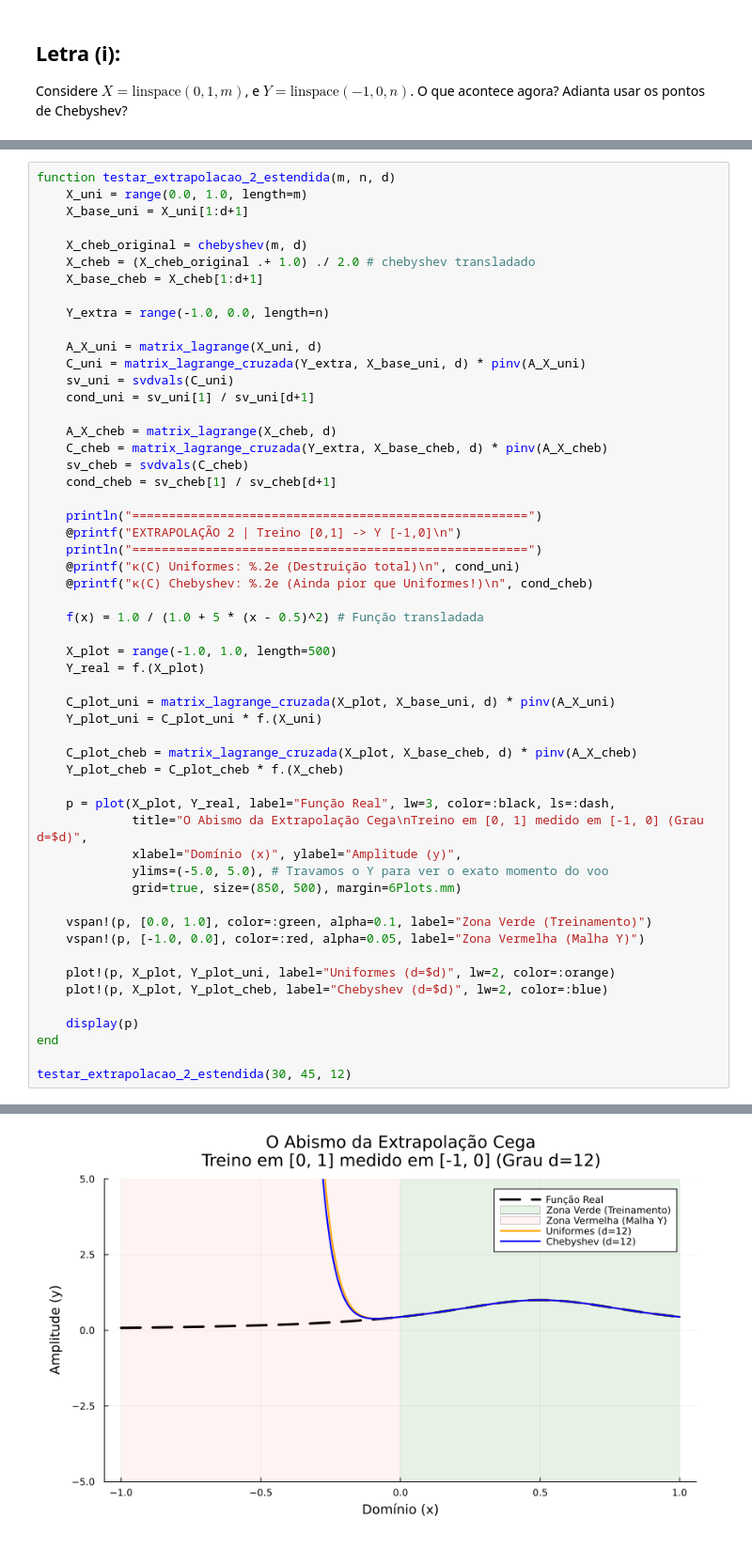
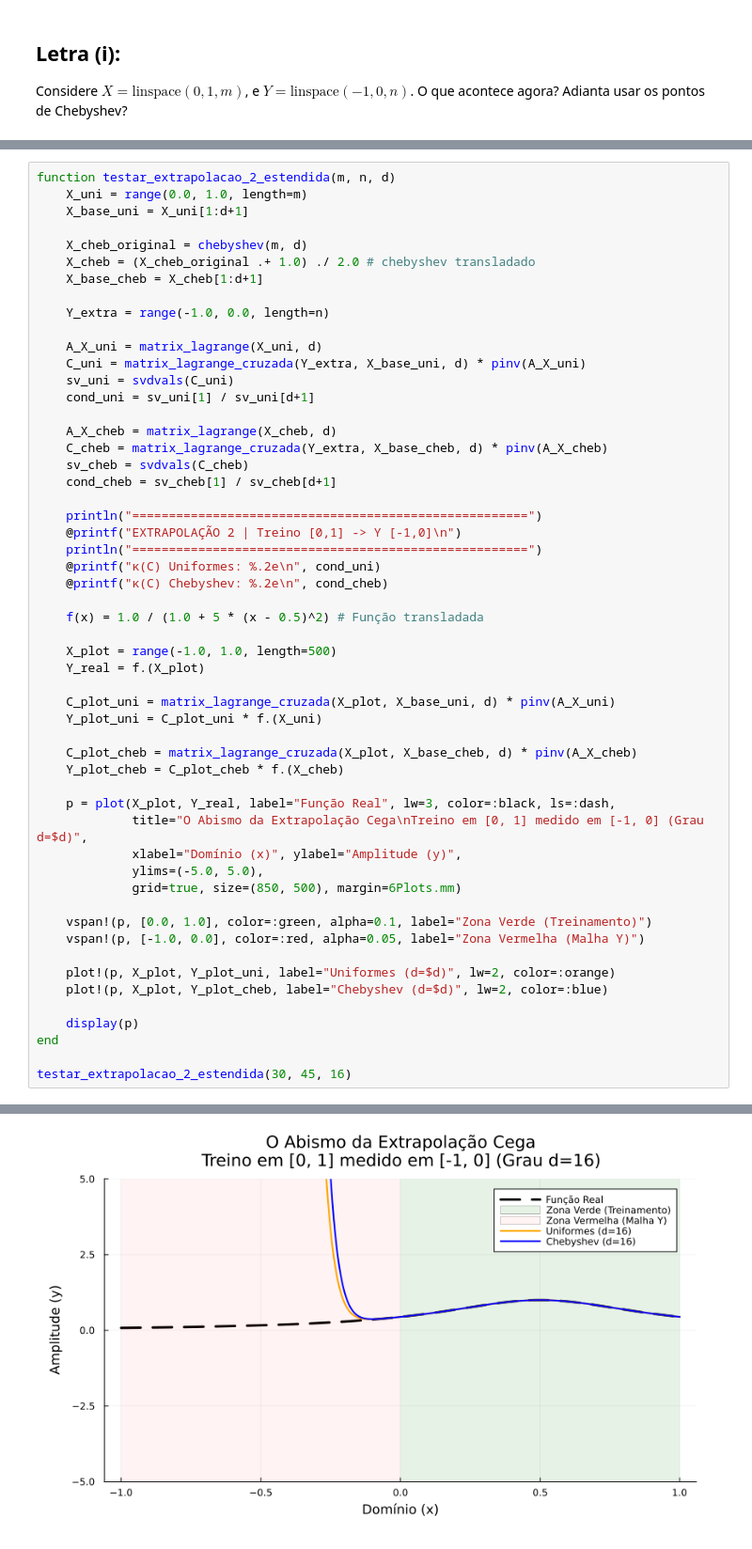
Before and after one commit to PedroDuailibe/Projeto3-ALN, a Jupyter notebook: Projeto3.ipynb, the cells around one changed output, grey strips where cells are left out. Shown at 94% size. Cells and saved outputs as stored; diff of their text form.

```diff
--- a/Projeto3.ipynb
+++ b/Projeto3.ipynb
@@ -871,8 +832,8 @@ function testar_extrapolacao_2_estendida(m, n, d)
     println("======================================================")
     @printf("EXTRAPOLAÇÃO 2 | Treino [0,1] -> Y [-1,0]\n")
     println("======================================================")
-    @printf("κ(C) Uniformes: %.2e (Destruição total)\n", cond_uni)
-    @printf("κ(C) Chebyshev: %.2e (Ainda pior que Uniformes!)\n", cond_cheb)
+    @printf("κ(C) Uniformes: %.2e\n", cond_uni)
+    @printf("κ(C) Chebyshev: %.2e\n", cond_cheb)
 
     f(x) = 1.0 / (1.0 + 5 * (x - 0.5)^2) # Função transladada
 
@@ -888,7 +849,7 @@ function testar_extrapolacao_2_estendida(m, n, d)
     p = plot(X_plot, Y_real, label="Função Real", lw=3, color=:black, ls=:dash,
              title="O Abismo da Extrapolação Cega\nTreino em [0, 1] medido em [-1, 0] (Grau d=$d)",
              xlabel="Domínio (x)", ylabel="Amplitude (y)",
-             ylims=(-5.0, 5.0), # Travamos o Y para ver o exato momento do voo
+             ylims=(-5.0, 5.0),
              grid=true, size=(850, 500), margin=6Plots.mm)
 
     vspan!(p, [0.0, 1.0], color=:green, alpha=0.1, label="Zona Verde (Treinamento)")
@@ -900,7 +861,7 @@ function testar_extrapolacao_2_estendida(m, n, d)
     display(p)
 end
 
-testar_extrapolacao_2_estendida(30, 45, 12)
+testar_extrapolacao_2_estendida(30, 45, 16)
 # %% [output]
 ======================================================
 EXTRAPOLAÇÃO 2 | Treino [0,1] -> Y [-1,0]
@@ -910 +871 @@ EXTRAPOLAÇÃO 2 | Treino [0,1] -> Y [-1,0]
-[figure, old version]
+[figure, new version]
```
Also changed, not shown: parts of 8 cells of this notebook.
